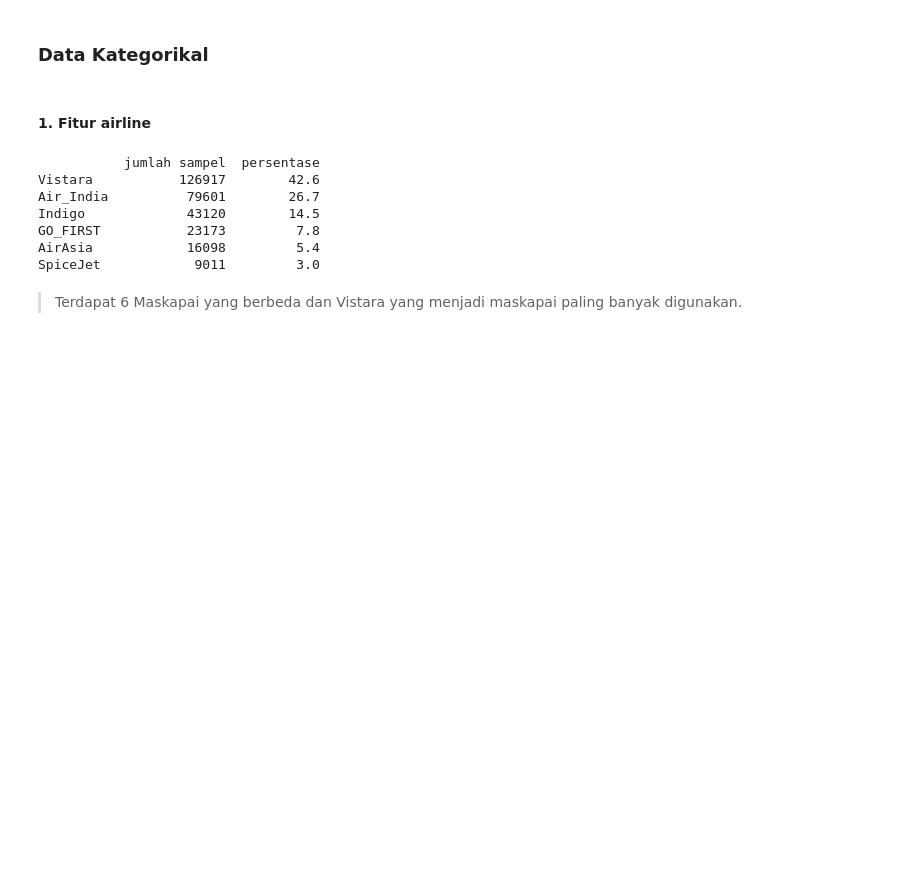
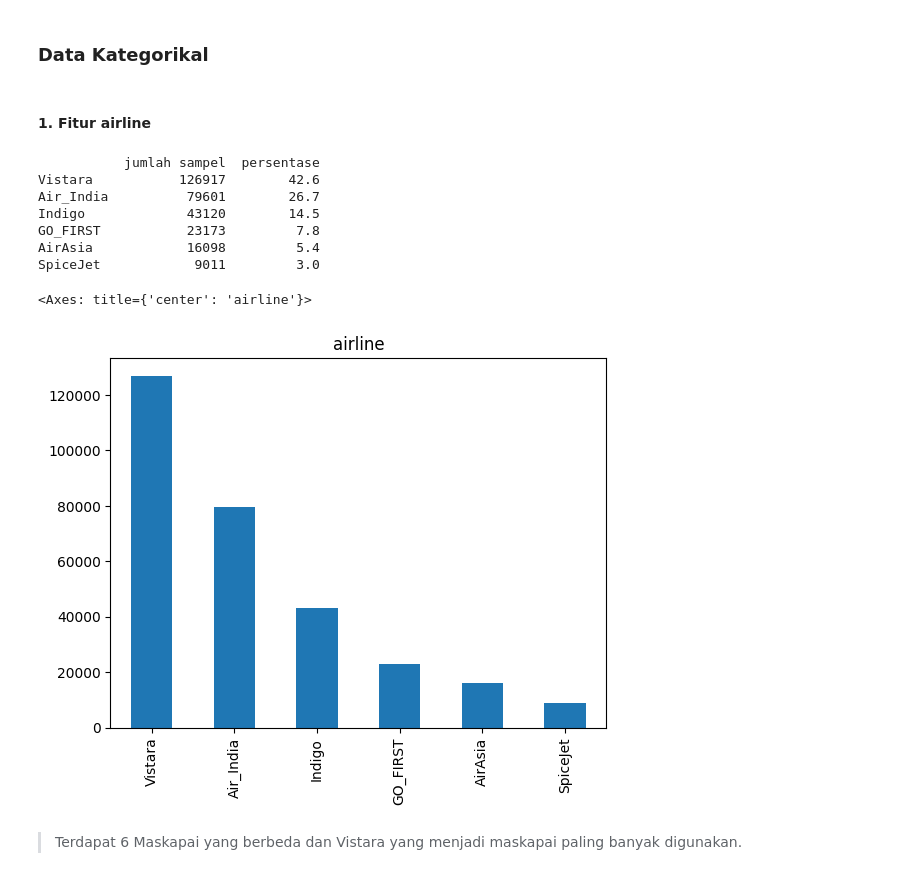
Before and after one commit to Andi-IM/Airline-Ticket-Predictive-Analysis, a Jupyter notebook: Airline_Price_Predictive_Analytics.ipynb, the cells around one changed output. Saved outputs shown, nothing was run; the diff lists cells and outputs as text; code cells hidden in the pictures; blank space fills up the shorter version.

```diff
--- a/Airline_Price_Predictive_Analytics.ipynb
+++ b/Airline_Price_Predictive_Analytics.ipynb
@@ -165,16 +165,20 @@ Data yang bersih ada 297.920 sampel.
 # %%
 count = airlines['airline'].value_counts()
 percent = 100*airlines['airline'].value_counts(normalize=True)
 df = pd.DataFrame({'jumlah sampel':count, 'persentase':percent.round(1)})
 print(df)
+
+count.plot(kind='bar', title='airline')
 # %% [output]
            jumlah sampel  persentase
 Vistara           126917        42.6
 Air_India          79601        26.7
 Indigo             43120        14.5
 GO_FIRST           23173         7.8
 AirAsia            16098         5.4
 SpiceJet            9011         3.0
+<Axes: title={'center': 'airline'}>
+[figure, added]
 # %% [markdown]
 > Terdapat 6 Maskapai yang berbeda dan Vistara yang menjadi maskapai paling banyak digunakan.
 # %% [markdown]
```
Also changed, not shown: parts of 7 cells of this notebook.
